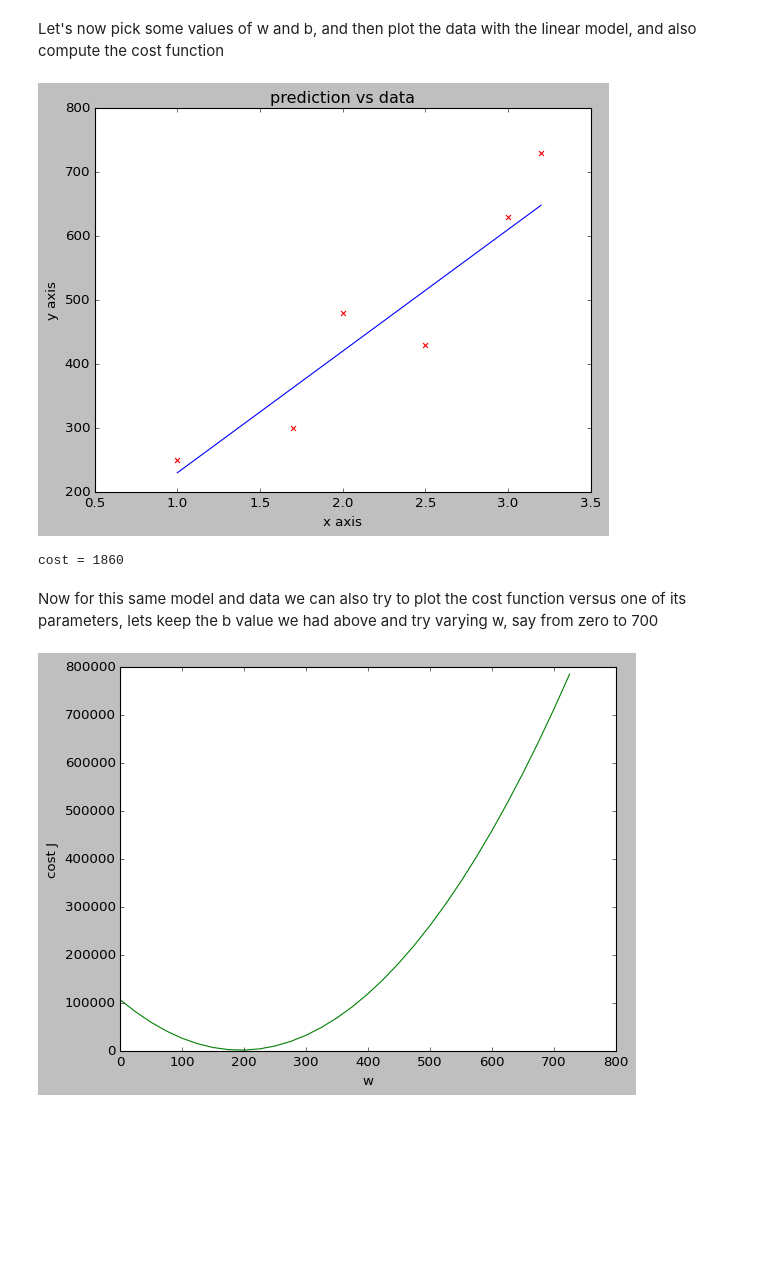
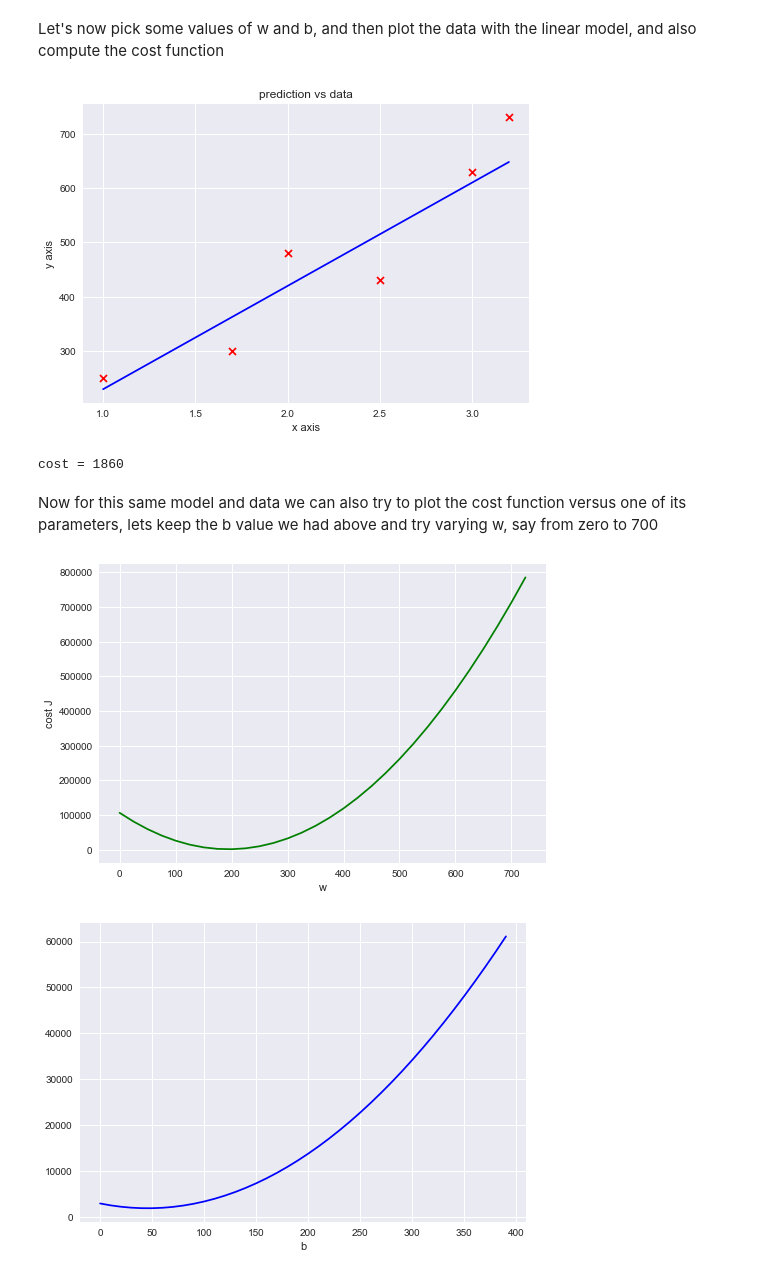
Before and after one commit to acnard/dl-ai-machine-learning, a Jupyter notebook: week1_test.ipynb, the cells around one changed output. Drawn from its saved outputs; the diff is of its cells as text; code cells hidden in the pictures; blank space fills up the shorter version.

Commit message:
cost function fixes

```diff
--- a/week1_test.ipynb
+++ b/week1_test.ipynb
@@ -43,7 +43,7 @@ print(plt.style.available)
 ['Solarize_Light2', '_classic_test_patch', '_mpl-gallery', '_mpl-gallery-nogrid', 'bmh', 'classic', 'dark_background', 'fast', 'fivethirtyeight', 'ggplot', 'grayscale', 'seaborn-v0_8', 'seaborn-v0_8-b ...
 # %%
 # now we can pick a style and use it with this comand
-plt.style.use('classic')
+plt.style.use('seaborn-v0_8')
 
 # and then repeat the plot to see how it looks
 plt.scatter(x_train, y_train, marker='o', c='r')
@@ -140,37 +140,38 @@ plot_linear_model(x, y, w, b)  # plot the model and data
 c = compute_cost(x, y, w, b)    # compute its cost
 print(f"cost = {round(c)}")
 # %% [output]
-[figure, old version]
+[figure, new version]
 cost = 1860
 # %% [markdown]
 Now for this same model and data we can also try to plot the cost function versus one of its parameters, lets keep the b value we had above and try varying w, say from zero to 700
 # %%
 ## array of w values (this will be our input variable, on horizontal output)
 w_train = np.array([i for i in range(0, 750, 25)])
 
 m = w_train.shape[0]
 J_train = np.zeros(m)
 
 for i in range(m):
     # hold x,y and b constant as in previous code block, vary only the w value
     J_train[i] = compute_cost(x,y,w_train[i], b)
 
 plt.plot(w_train, J_train, c='g')
 plt.xlabel("w")
 plt.ylabel("cost J")
 plt.show()
 
 
 ## now do the same for b, holding w constant
 b_train = np.array([i for i in range(0, 400, 10)])
 m = b_train.shape[0]
 J_train = np.zeros(m)
 for i in range(m):
     # hold x,y and J constant as in previous code block, vary only the b value
-    J_train[i] = compute_cost(x,y,w, b_train)
+    J_train[i] = compute_cost(x,y,w, b_train[i])
 
-    plt.plot(b_train, J_train, c='b')
-    plt.xlabel("b")
-    plt.show()
+plt.plot(b_train, J_train, c='b')
+plt.xlabel("b")
+plt.show()
 # %% [output]
-[figure, old version]
+[figure, new version]
+[figure, added]
```
Also changed, not shown: parts of 2 cells of this notebook.
